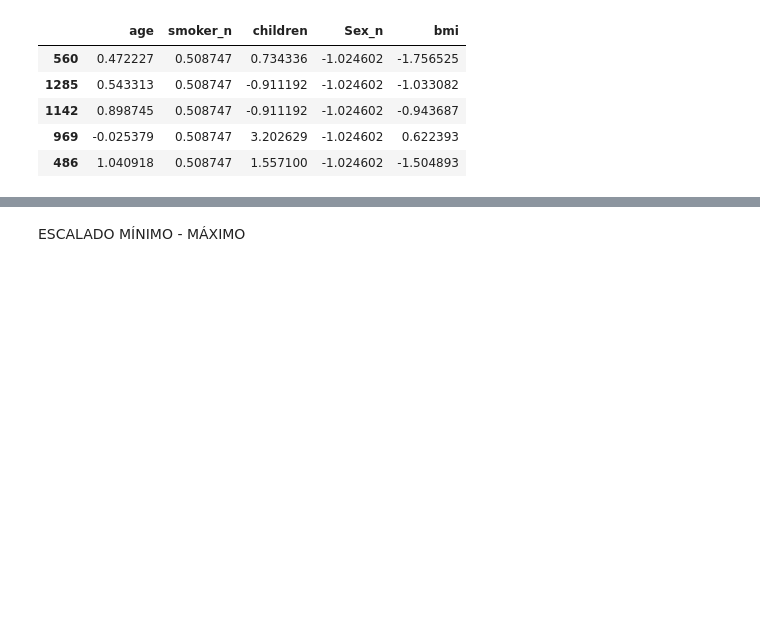
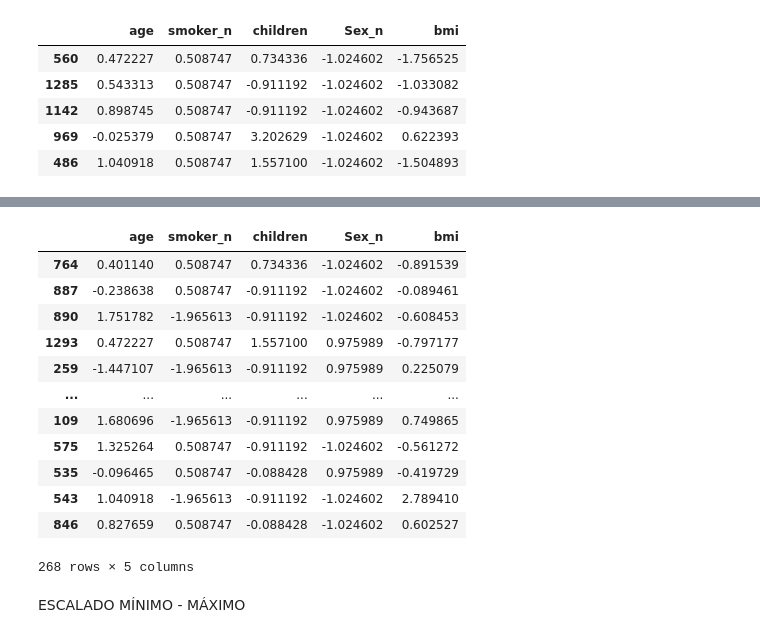
Before and after one commit to PuraCampos/Regresi-n-Lineal, a Jupyter notebook: src/explore.ipynb, the cells around one changed output, grey strips where cells are left out. Drawn from its saved outputs; the diff is of its cells as text; code cells hidden in the pictures; blank space fills up the shorter version.

```diff
--- a/src/explore.ipynb
+++ b/src/explore.ipynb
@@ -200,9 +200,9 @@ from sklearn.model_selection import train_test_split
 
 num_variables = ["age", "smoker_n", "children", "Sex_n", "bmi"]
 
-X = total_data.drop("charges", axis = 1)[num_variables]
+X_con = total_data_con.drop("charges", axis = 1)[num_variables]
+X_sin = total_data_sin.drop("charges", axis = 1)[num_variables]
 y = total_data["charges"]
 
-X_train, X_test, y_train, y_test = train_test_split(X, y, test_size = 0.2, random_state = 42)
-
-X_train.head()
+X_train_con, X_test_con, y_train, y_test = train_test_split(X_con, y, test_size = 0.2, random_state = 42)
+X_train_sin, X_test_sin,_, _ = train_test_split(X_sin, y, test_size = 0.2, random_state = 42)
@@ -290,15 +283,16 @@ NORMALIZACIÓN
 from sklearn.preprocessing import StandardScaler
 
 scaler = StandardScaler()
-scaler.fit(X_train)
+scaler.fit(X_train_con)
 
-X_train_norm = scaler.transform(X_train)
-X_train_norm = pd.DataFrame(X_train_norm, index = X_train.index, columns = num_variables)
+X_train_norm_con = scaler.transform(X_train_con)
+X_train_norm_con = pd.DataFrame(X_train_norm_con, index = X_train_con.index, columns = num_variables)
 
-X_test_norm = scaler.transform(X_test)
-X_test_norm = pd.DataFrame(X_test_norm, index = X_test.index, columns = num_variables)
+X_test_norm_con = scaler.transform(X_test_con)
+X_test_norm_con = pd.DataFrame(X_test_norm_con, index = X_test_con.index, columns = num_variables)
 
-X_train_norm.head()
+
+X_train_norm_con.head()
 # %% [output]
 |  | age | smoker_n | children | Sex_n | bmi |
 | 560 | 0.472227 | 0.508747 | 0.734336 | -1.024602 | -1.756525 |
@@ -308,0 +312,11 @@ X_train_norm.head()
+# %%
+scaler.fit(X_train_sin)
+
+X_train_norm_sin = scaler.transform(X_train_sin)
+X_train_norm_sin = pd.DataFrame(X_train_norm_sin, index = X_train_sin.index, columns = num_variables)
+
+X_test_norm_sin = scaler.transform(X_test_sin)
+X_test_norm_sin = pd.DataFrame(X_test_norm_sin, index = X_test_sin.index, columns = num_variables)
+
+
+X_train_norm_sin.head()
@@ -309,3 +330,19 @@ X_train_norm.head()
+# %%
+X_test_norm_sin
+# %% [output]
+|  | age | smoker_n | children | Sex_n | bmi |
+| 764 | 0.401140 | 0.508747 | 0.734336 | -1.024602 | -0.891539 |
+| 887 | -0.238638 | 0.508747 | -0.911192 | -1.024602 | -0.089461 |
+| 890 | 1.751782 | -1.965613 | -0.911192 | -1.024602 | -0.608453 |
+| 1293 | 0.472227 | 0.508747 | 1.557100 | 0.975989 | -0.797177 |
+| 259 | -1.447107 | -1.965613 | -0.911192 | 0.975989 | 0.225079 |
+| ... | ... | ... | ... | ... | ... |
+| 109 | 1.680696 | -1.965613 | -0.911192 | 0.975989 | 0.749865 |
+| 575 | 1.325264 | 0.508747 | -0.911192 | -1.024602 | -0.561272 |
+| 535 | -0.096465 | 0.508747 | -0.088428 | 0.975989 | -0.419729 |
+| 543 | 1.040918 | -1.965613 | -0.911192 | -1.024602 | 2.789410 |
+| 846 | 0.827659 | 0.508747 | -0.088428 | -1.024602 | 0.602527 |
+268 rows × 5 columns
 # %% [markdown]
 ESCALADO MÍNIMO - MÁXIMO
 # %%
```
Also changed, not shown: parts of 12 cells of this notebook, 17 other files.
